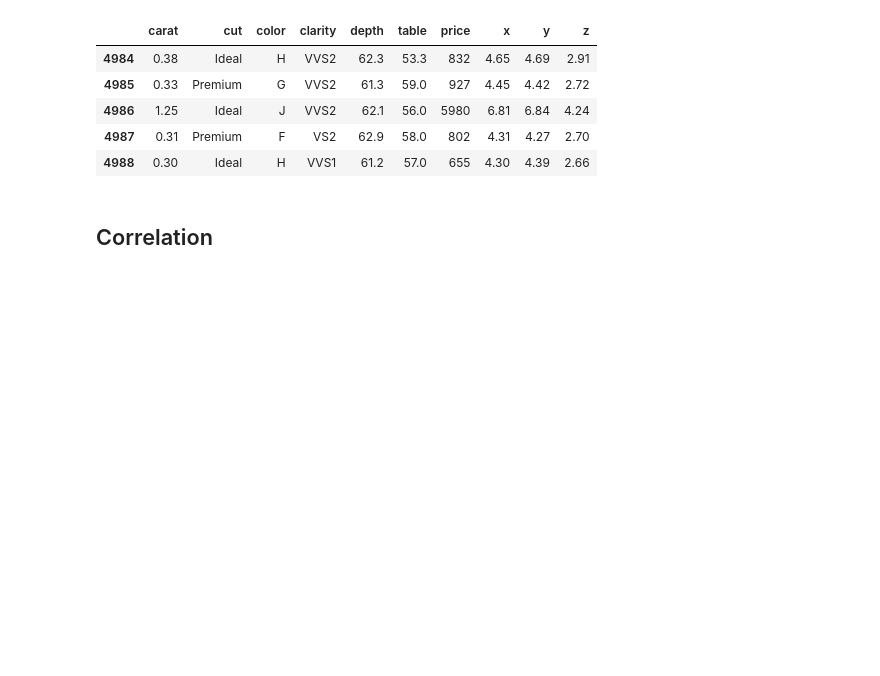
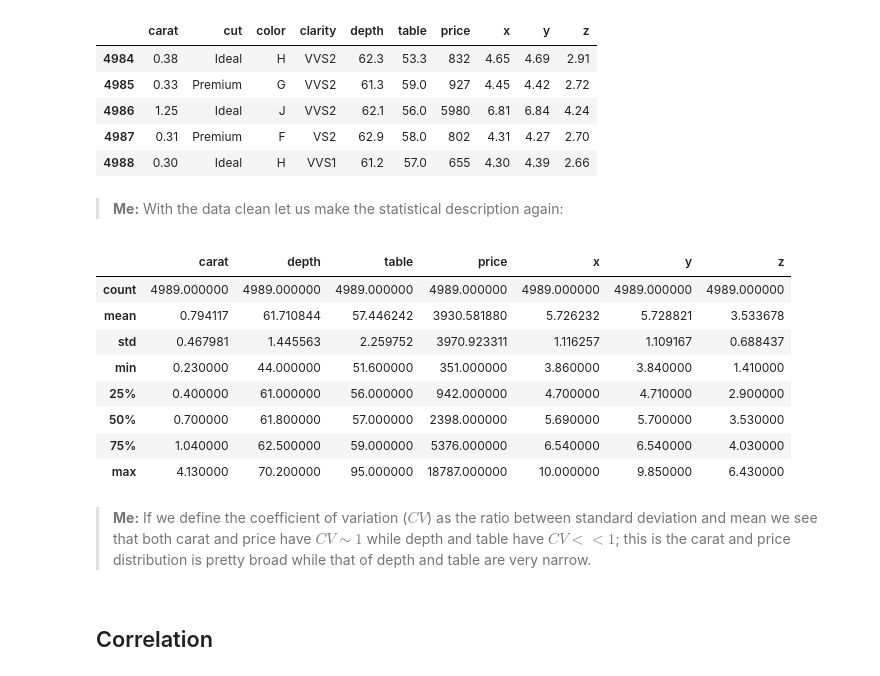
Before and after one commit to matiasleoni/diamonds-assignment, a Jupyter notebook: challenge1/main.ipynb, the cells around one changed output. Cells and saved outputs as stored; diff of their text form; code cells hidden in the pictures; blank space fills up the shorter version.

```diff
--- a/challenge1/main.ipynb
+++ b/challenge1/main.ipynb
@@ -150,6 +150,22 @@ data.tail()
 | 4986 | 1.25 | Ideal | J | VVS2 | 62.1 | 56.0 | 5980 | 6.81 | 6.84 | 4.24 |
 | 4987 | 0.31 | Premium | F | VS2 | 62.9 | 58.0 | 802 | 4.31 | 4.27 | 2.70 |
 | 4988 | 0.30 | Ideal | H | VVS1 | 61.2 | 57.0 | 655 | 4.30 | 4.39 | 2.66 |
+# %% [markdown]
+> **Me:** With the data clean let us make the statistical description again:
+# %%
+data.describe()
+# %% [output]
+|  | carat | depth | table | price | x | y | z |
+| count | 4989.000000 | 4989.000000 | 4989.000000 | 4989.000000 | 4989.000000 | 4989.000000 | 4989.000000 |
+| mean | 0.794117 | 61.710844 | 57.446242 | 3930.581880 | 5.726232 | 5.728821 | 3.533678 |
+| std | 0.467981 | 1.445563 | 2.259752 | 3970.923311 | 1.116257 | 1.109167 | 0.688437 |
+| min | 0.230000 | 44.000000 | 51.600000 | 351.000000 | 3.860000 | 3.840000 | 1.410000 |
+| 25% | 0.400000 | 61.000000 | 56.000000 | 942.000000 | 4.700000 | 4.710000 | 2.900000 |
+| 50% | 0.700000 | 61.800000 | 57.000000 | 2398.000000 | 5.690000 | 5.700000 | 3.530000 |
+| 75% | 1.040000 | 62.500000 | 59.000000 | 5376.000000 | 6.540000 | 6.540000 | 4.030000 |
+| max | 4.130000 | 70.200000 | 95.000000 | 18787.000000 | 10.000000 | 9.850000 | 6.430000 |
+# %% [markdown]
+> **Me:** If we define the coefficient of variation ($CV$) as the ratio between standard deviation and mean we see that both carat and price have $CV\sim 1$ while depth and table have $CV<< 1$; this is the carat and price distribution is pretty broad while that of depth and table are very narrow.
 # %% [markdown]
 ## Correlation
 # %% [markdown]
```
Also changed, not shown: parts of 15 cells of this notebook.
